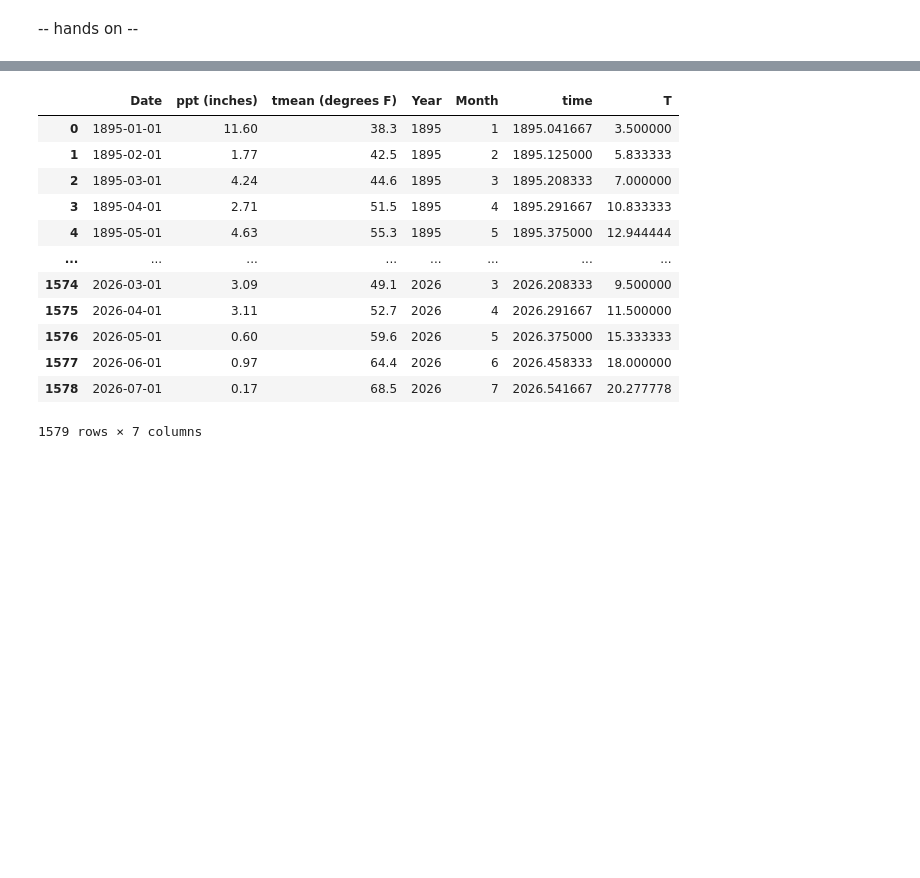
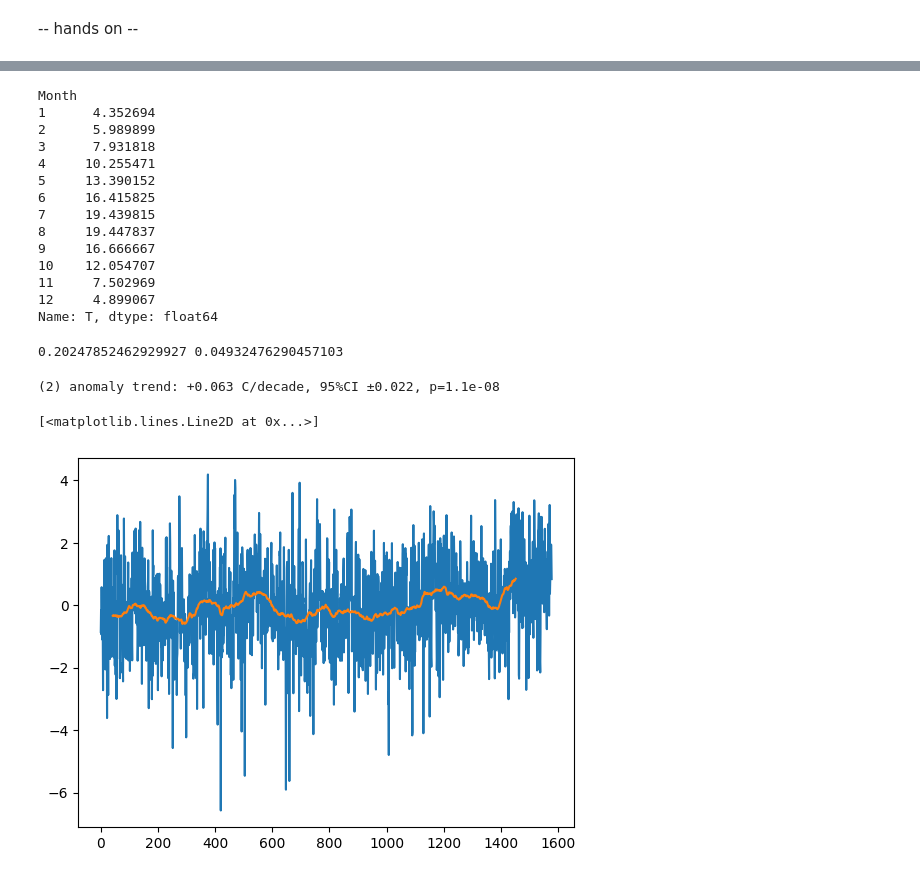
Before and after one commit to cl3225/CLMTG-5060, a Jupyter notebook: Lecture07_example.ipynb, the cells around one changed output, grey strips where cells are left out. Drawn from its saved outputs; the diff is of its cells as text; code cells hidden in the pictures; blank space fills up the shorter version.

```diff
--- a/Lecture07_example.ipynb
+++ b/Lecture07_example.ipynb
@@ -422,16 +384,33 @@ d["T"] = (d["tmean (degrees F)"] - 32) * 5 / 9                 # degC
 # %%
-d
+# (1) climatology -> seasonality, and deseasonalized anomaly
+clim = d.groupby("Month")["T"].mean()
+print(clim)
+d["anom"] = d["T"] - d["Month"].map(clim)
 # %% [output]
-|  | Date | ppt (inches) | tmean (degrees F) | Year | Month | time | T |
-| 0 | 1895-01-01 | 11.60 | 38.3 | 1895 | 1 | 1895.041667 | 3.500000 |
-| 1 | 1895-02-01 | 1.77 | 42.5 | 1895 | 2 | 1895.125000 | 5.833333 |
-| 2 | 1895-03-01 | 4.24 | 44.6 | 1895 | 3 | 1895.208333 | 7.000000 |
-| 3 | 1895-04-01 | 2.71 | 51.5 | 1895 | 4 | 1895.291667 | 10.833333 |
-| 4 | 1895-05-01 | 4.63 | 55.3 | 1895 | 5 | 1895.375000 | 12.944444 |
-| ... | ... | ... | ... | ... | ... | ... | ... |
-| 1574 | 2026-03-01 | 3.09 | 49.1 | 2026 | 3 | 2026.208333 | 9.500000 |
-| 1575 | 2026-04-01 | 3.11 | 52.7 | 2026 | 4 | 2026.291667 | 11.500000 |
-| 1576 | 2026-05-01 | 0.60 | 59.6 | 2026 | 5 | 2026.375000 | 15.333333 |
-| 1577 | 2026-06-01 | 0.97 | 64.4 | 2026 | 6 | 2026.458333 | 18.000000 |
-| 1578 | 2026-07-01 | 0.17 | 68.5 | 2026 | 7 | 2026.541667 | 20.277778 |
-1579 rows × 7 columns
+Month
+1      4.352694
+2      5.989899
+3      7.931818
+4     10.255471
+5     13.390152
+6     16.415825
+7     19.439815
+8     19.447837
+9     16.666667
+10    12.054707
+11     7.502969
+12     4.899067
+Name: T, dtype: float64
+# %%
+# (2) linear trend of deseasonalized monthly anomalies
+t = d["time"].values; y = d["anom"].values; n = len(y)
+b, a = np.polyfit(t, y, 1)
+e = y - (a + b*t);
+S = np.sum((t - t.mean())**2)
+se_naive = np.sqrt(np.sum(e**2) / (n - 2) / S)
+r1 = stattools.acf(e, nlags=1, adjusted=False)[1]
+neff = n * (1 - r1) / (1 + r1)
+CI_95_r1 = 1.96/np.sqrt(n)
+print(r1, CI_95_r1)
+# %% [output]
+0.20247852462929927 0.04932476290457103
@@ -437,0 +419,24 @@ d
+# %%
+se_eff =  se_naive*np.sqrt(n/neff)
+p_eff = 2 * stats.t.sf(abs(b / se_eff), neff - 2)
+ci = stats.t.ppf(0.975, neff - 2) * se_eff
+print(f"(2) anomaly trend: {b*10:+.3f} C/decade, 95%CI ±{ci*10:.3f}, p={p_eff:.2g}")
+# %% [output]
+(2) anomaly trend: +0.063 C/decade, 95%CI ±0.022, p=1.1e-08
+# %%
+def running_mean_centered(x,t_step):
+    out = np.full(len(x), np.nan)
+    h = t_step // 2
+    for i in range(h, n - h):
+        w = x[i-h:i+h+1].copy()
+        if t_step % 2 == 0:
+            w[0] *= 0.5; w[-1] *= 0.5
+        out[i] = w.sum() / t_step
+    return out
+# %%
+y_7yr = running_mean_centered(y,7*12)
+plt.plot(y)
+plt.plot(y_7yr)
+# %% [output]
+[<matplotlib.lines.Line2D at 0x...>]
+[figure, added]
```
Also changed, not shown: parts of 12 cells of this notebook.
